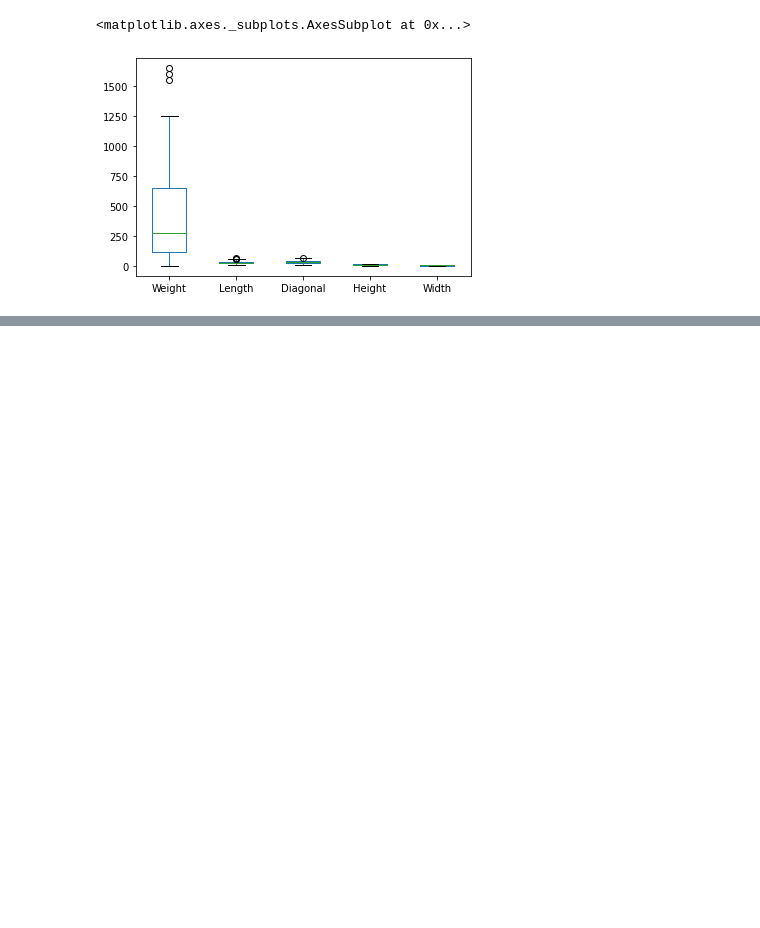
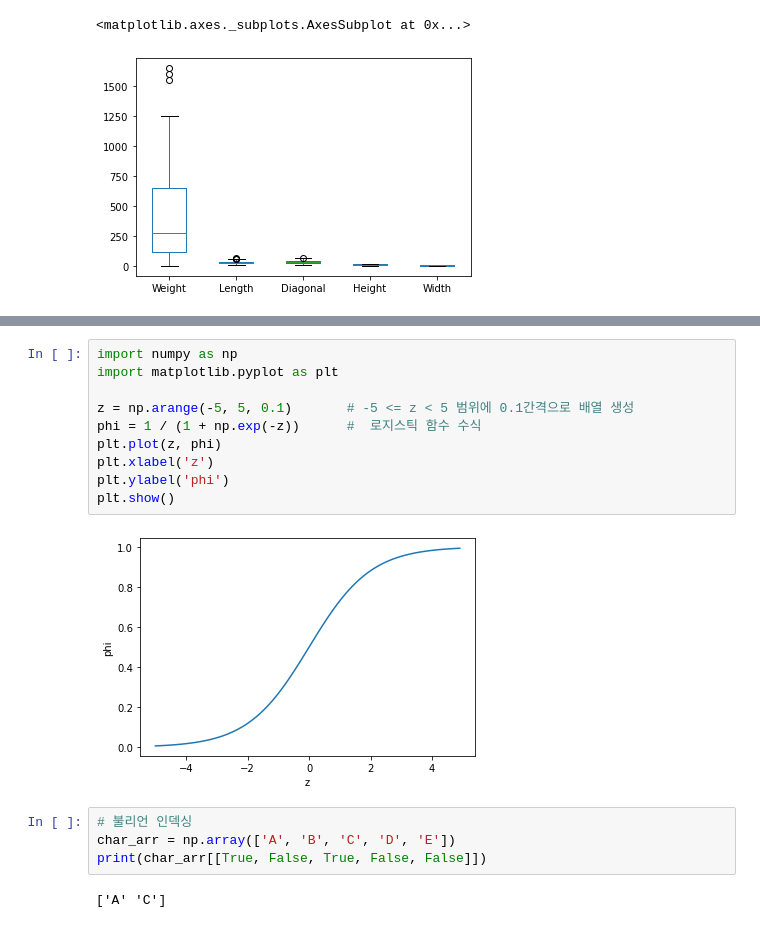
Before and after one commit to NCP08/ML_DL, a Jupyter notebook: exe/07.로지스틱 회귀.ipynb, the cells around one changed output, grey strips where cells are left out. Saved outputs shown, nothing was run; the diff lists cells and outputs as text; blank space fills up the shorter version.

Commit message:
로지스틱 회귀를 사용해서 이진 분류

```diff
--- a/exe/07.로지스틱 회귀.ipynb
+++ b/exe/07.로지스틱 회귀.ipynb
@@ -88,0 +238,18 @@ fish.plot(kind='box')
+# %%
+import numpy as np
+import matplotlib.pyplot as plt
+
+z = np.arange(-5, 5, 0.1)       # -5 <= z < 5 범위에 0.1간격으로 배열 생성
+phi = 1 / (1 + np.exp(-z))      #  로지스틱 함수 수식
+plt.plot(z, phi)
+plt.xlabel('z')
+plt.ylabel('phi')
+plt.show()
+# %% [output]
+[figure, added]
+# %%
+# 불리언 인덱싱
+char_arr = np.array(['A', 'B', 'C', 'D', 'E'])
+print(char_arr[[True, False, True, False, False]])
+# %% [output]
+['A' 'C']
```
Also changed, not shown: parts of 28 cells of this notebook.
